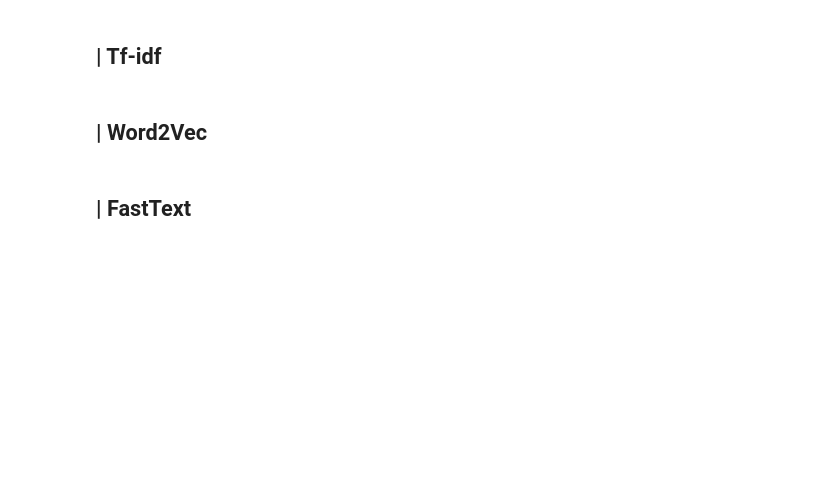
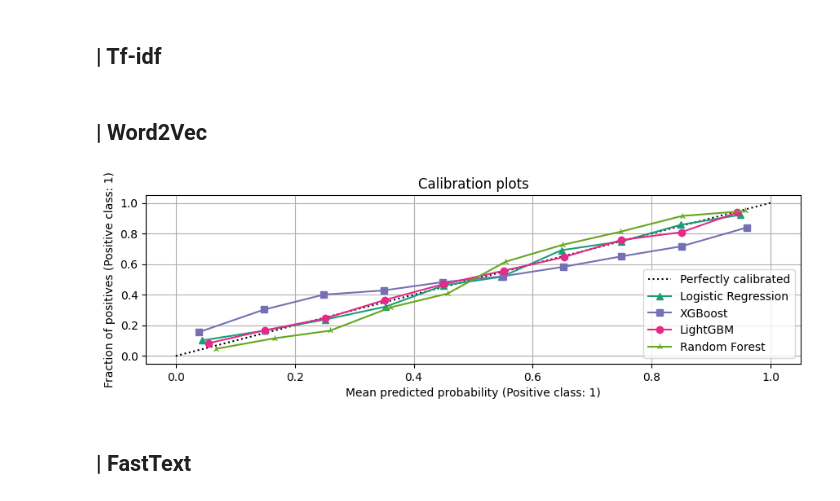
Before and after one commit to amadousysada/Sentiment-Analysis, a Jupyter notebook: notebooks/p7_02_modelisation.ipynb, the cells around one changed output. Drawn from its saved outputs; the diff is of its cells as text; code cells hidden in the pictures; blank space fills up the shorter version.

```diff
--- a/notebooks/p7_02_modelisation.ipynb
+++ b/notebooks/p7_02_modelisation.ipynb
@@ -106,19 +113,0 @@ print(tweets_embeddings_bert.shape)
-# %%
-%%time
-from sklearn.linear_model import LinearRegression
-from sklearn.model_selection import train_test_split
-from sklearn.metrics import mean_squared_error, r2_score
-from sklearn.decomposition import TruncatedSVD
-
-# Matrice d'entrée (CSR sparse matrix)
-X = tweets_df_count_vectorizer_1gram.item()  # ou .item() si stocké dans np.array
-#svd = TruncatedSVD(n_components=, random_state=42)
-#X = svd.fit_transform(X)
-# Variable cible
-y = targets  # adapte le nom ici
-
-X_train, X_test, y_train, y_test = train_test_split(X, y, test_size=0.2, random_state=42, stratify=y)
-
-print("Répartition dans y      :", pd.Series(y).value_counts(normalize=True))
-print("Répartition dans y_train:", pd.Series(y_train).value_counts(normalize=True))
-print("Répartition dans y_test :", pd.Series(y_test).value_counts(normalize=True))
@@ -172,8 +195,8 @@ plt.show()
 models = {
     "Logistic Regression": LogisticRegression(max_iter=1000),
     "Ridge Classifier": RidgeClassifier(),
-    #"Naive Bayes": MultinomialNB(),
-    #"Gradient Boosting": GradientBoostingClassifier(),
-    #"LightGBM": LGBMClassifier(),
-    #"LDA": LDA()
+    "XGBoost": XGBClassifier(eval_metric='logloss', n_jobs=-1),
+    "LightGBM": LGBMClassifier(verbose=-1, n_jobs=-1),
+    "Random Forest": RandomForestClassifier(n_estimators=100),
+    "LDA": LDA()
 }
@@ -217,2 +321,8 @@ X_train_w2v, X_test_w2v, y_train_w2v, y_test_w2v = train_test_split(tweets_embed
+# %%
+X_train_w2v, X_valid_w2v, X_test_w2v, y_train_w2v, y_valid_w2v, y_test_w2v = split_train_val_test(tweets_embeddings_word2vec, Y, sample_size=20000)
+print("Répartition dans y_train    :", pd.Series(y_train_w2v).value_counts(normalize=True))
+print("Répartition dans y_validation:", pd.Series(y_valid_w2v).value_counts(normalize=True))
+print("Répartition dans y_test :", pd.Series(y_test_w2v).value_counts(normalize=True))
+plot_distribution(y_train_w2v, y_valid_w2v,  y_test_w2v)
 # %%
 %%time
@@ -222,2 +332,6 @@ w2v_df
+# %%
+show_calibration_curve(models, X_test_w2v, y_test_w2v, exclude=["Ridge Classifier"])
+# %% [output]
+[figure, added]
 # %% [markdown]
 ## | FastText
```
Also changed, not shown: parts of 32 cells of this notebook.
